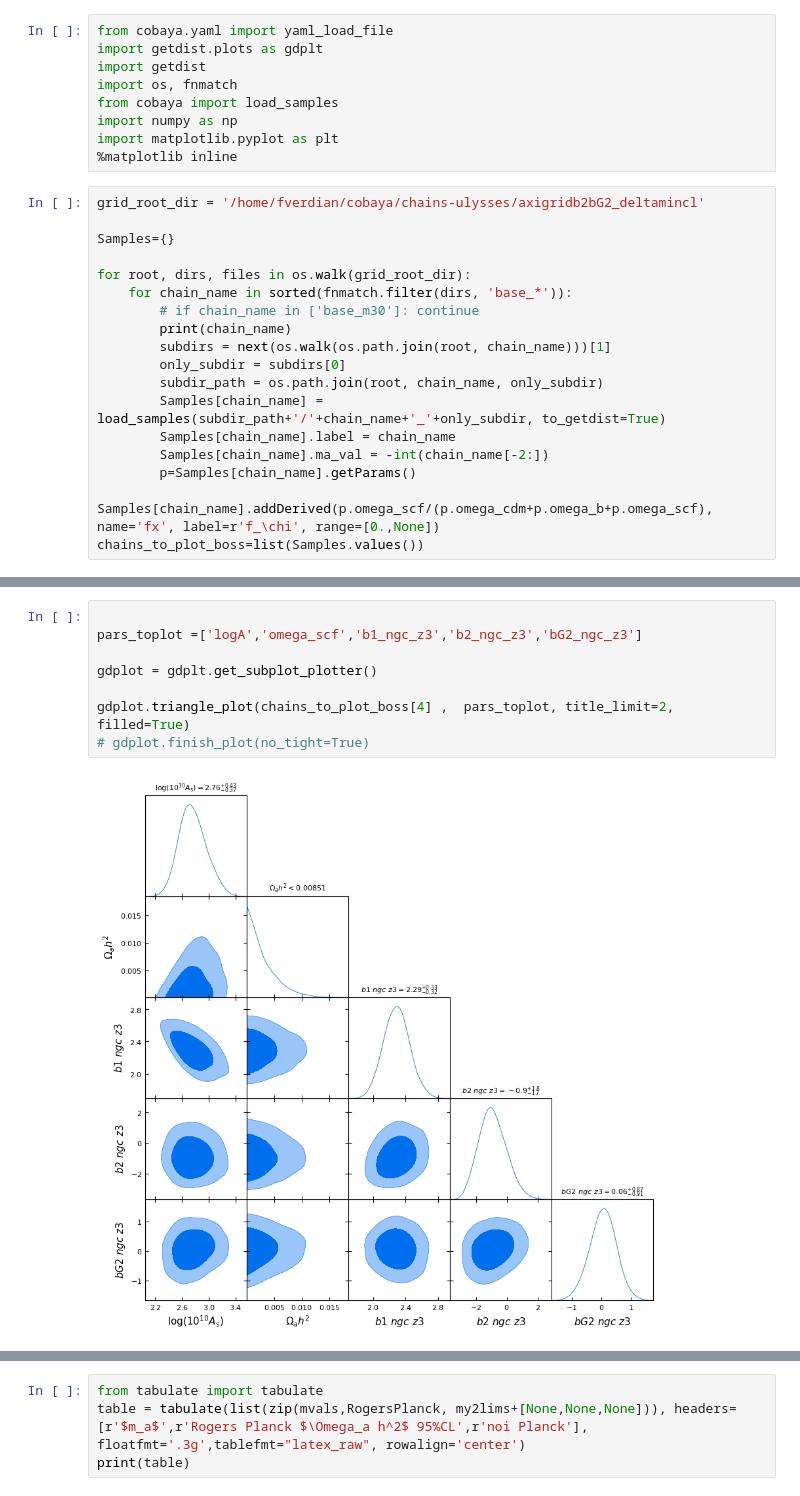
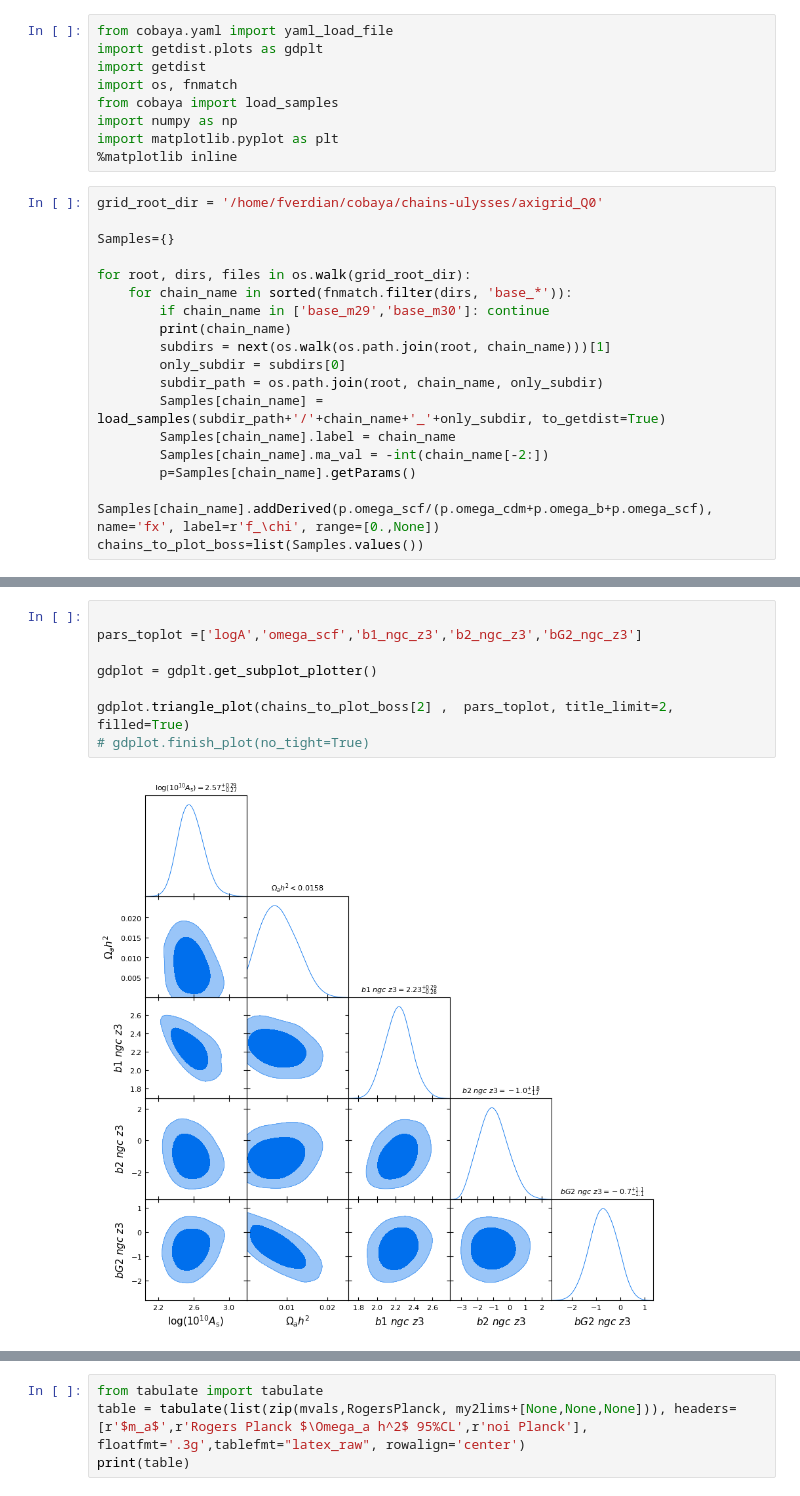
Before and after one commit to fverd/cobaya, a Jupyter notebook: FRA/analyze-grid-of-runs.ipynb, the cells around one changed output, grey strips where cells are left out. Saved outputs shown, nothing was run; the diff lists cells and outputs as text.

```diff
--- a/FRA/analyze-grid-of-runs.ipynb
+++ b/FRA/analyze-grid-of-runs.ipynb
@@ -8,13 +8,13 @@ import numpy as np
 import matplotlib.pyplot as plt
 %matplotlib inline
 # %%
-grid_root_dir = '/home/fverdian/cobaya/chains-ulysses/axigridb2bG2_deltamincl'
+grid_root_dir = '/home/fverdian/cobaya/chains-ulysses/axigrid_Q0'
 
 Samples={}
 
 for root, dirs, files in os.walk(grid_root_dir):
     for chain_name in sorted(fnmatch.filter(dirs, 'base_*')):
-        # if chain_name in ['base_m30']: continue
+        if chain_name in ['base_m29','base_m30']: continue
         print(chain_name)
         subdirs = next(os.walk(os.path.join(root, chain_name)))[1]
         only_subdir = subdirs[0]
@@ -36,11 +34,11 @@ base_m30
 # %%
 
 pars_toplot =['logA','omega_scf','b1_ngc_z3','b2_ngc_z3','bG2_ngc_z3']
 
 gdplot = gdplt.get_subplot_plotter()
 
-gdplot.triangle_plot(chains_to_plot_boss[4] ,  pars_toplot, title_limit=2, filled=True)
+gdplot.triangle_plot(chains_to_plot_boss[2] ,  pars_toplot, title_limit=2, filled=True)
 # gdplot.finish_plot(no_tight=True)
 # %% [output]
-[figure, old version]
+[figure, new version]
 # %%
```
Also changed, not shown: parts of 3 cells of this notebook, 4 other files.
